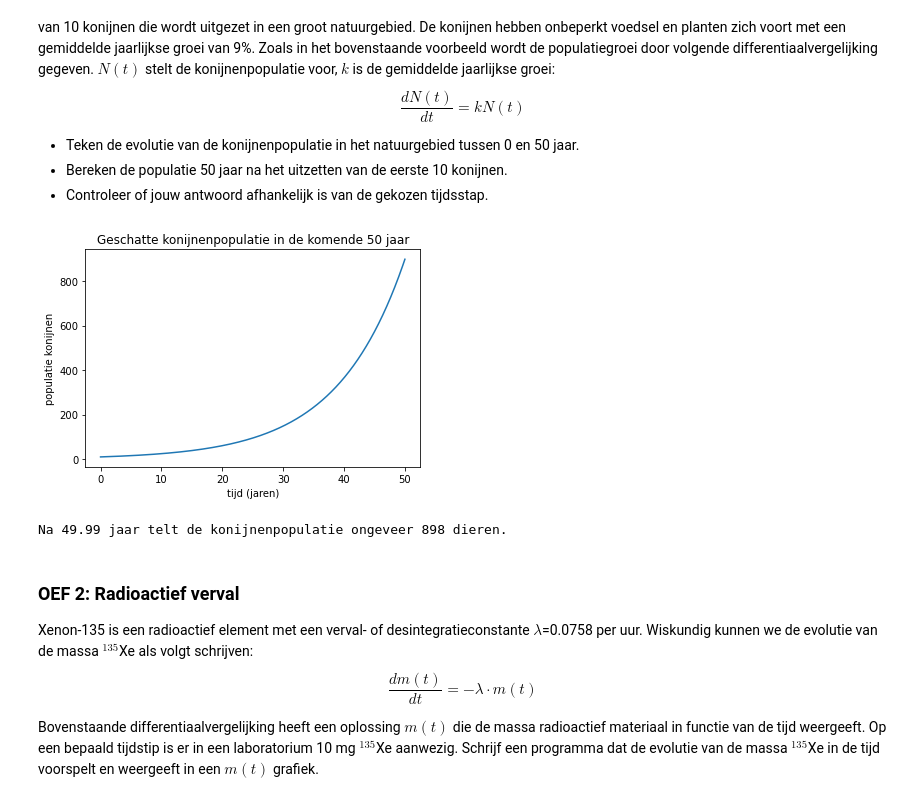
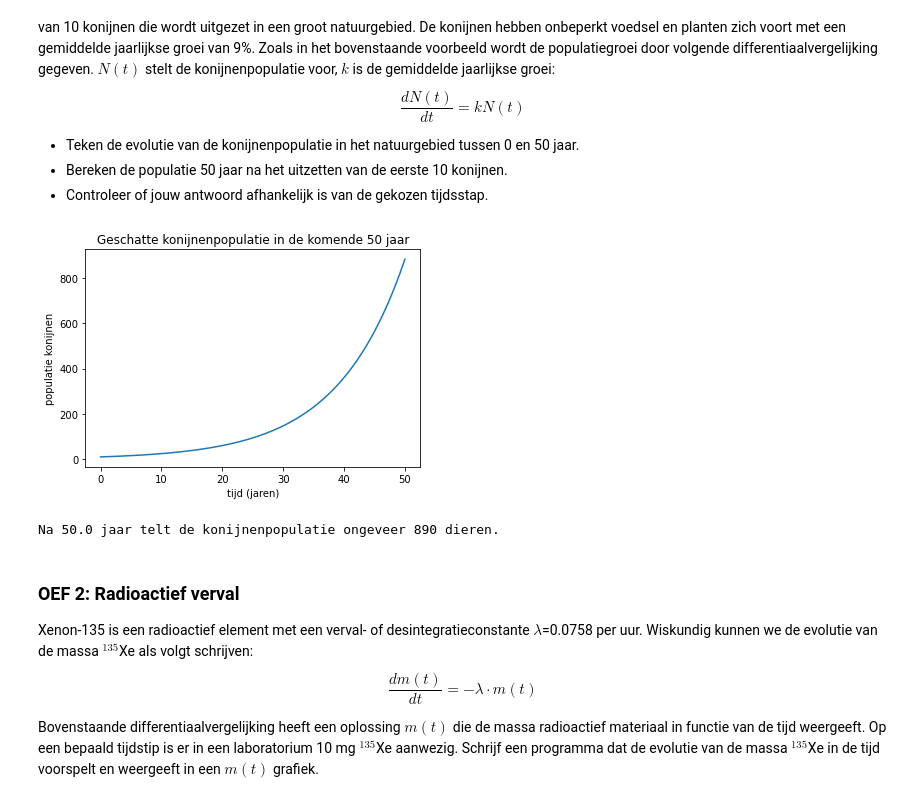
Before and after one commit to jonasvdw/IW_Teams, a Jupyter notebook: notebooks/P6_project1_differentiaalvergelijkingen-opl.ipynb, the cells around one changed output. Cells and saved outputs as stored; diff of their text form; code cells hidden in the pictures.

```diff
--- a/notebooks/P6_project1_differentiaalvergelijkingen-opl.ipynb
+++ b/notebooks/P6_project1_differentiaalvergelijkingen-opl.ipynb
@@ -335,39 +335,39 @@ import matplotlib.pyplot as plt
 
 N0        = 10                     # oorspronkelijk aantal konijnen
 k         = 0.09                   # gemiddelde bevolkingsgroei per jaar
-dt        = 0.01                   # tijdsstap in jaar, verklein deze waarde voor een nauwkeurigere oplossing
-tijdlijst = np.arange(0, 50, dt)   # lijst van 0 tot 50 jaar in stappen van delta t jaar
+dt        = 0.1                    # tijdsstap in jaar, verklein deze waarde voor een nauwkeurigere oplossing
+tijdlijst = np.arange(0, 50+dt, dt)   # lijst van 0 tot 50 jaar in stappen van delta t jaar
 populatie = []                     # voorlopig lege lijst met alle populatiegegeves op elke tijdstap
 
 #===================================#
 #===  IMPLEMENTATIE DISCRETE DV  ===#
 #===================================#
 
 for t in tijdlijst:
     populatie.append( N0 )          # voeg nieuwe populatie toe
     N1 = N0 + k*N0*dt           # bereken populatie op de volgende tijdsstap
     N0 = N1                         #
 
 #===================================#
 #=== AANMAAK VAN DE N(t) GRAFIEK ===#
 #===================================#
 
 fig, ax = plt.subplots()
 ax.plot(tijdlijst, populatie)
 ax.set_title('Geschatte konijnenpopulatie in de komende 50 jaar')
 ax.set_xlabel( 'tijd (jaren)' )
 ax.set_ylabel( 'populatie konijnen' )
 plt.show()
 
 
 #===================================#
 #=== PRINT POPULATIE OP 'T EINDE ===#
 #===================================#
 
 print( 'Na',tijdlijst[-1],'jaar telt de konijnenpopulatie ongeveer',round(N0),'dieren.' )
 # %% [output]
-[figure, old version]
+[figure, new version]
-Na 49.99 jaar telt de konijnenpopulatie ongeveer 898 dieren.
+Na 50.0 jaar telt de konijnenpopulatie ongeveer 890 dieren.
 # %% [markdown]
 ### OEF 2: Radioactief verval
 
```
Also changed, not shown: parts of 6 cells of this notebook, 1 other file.
